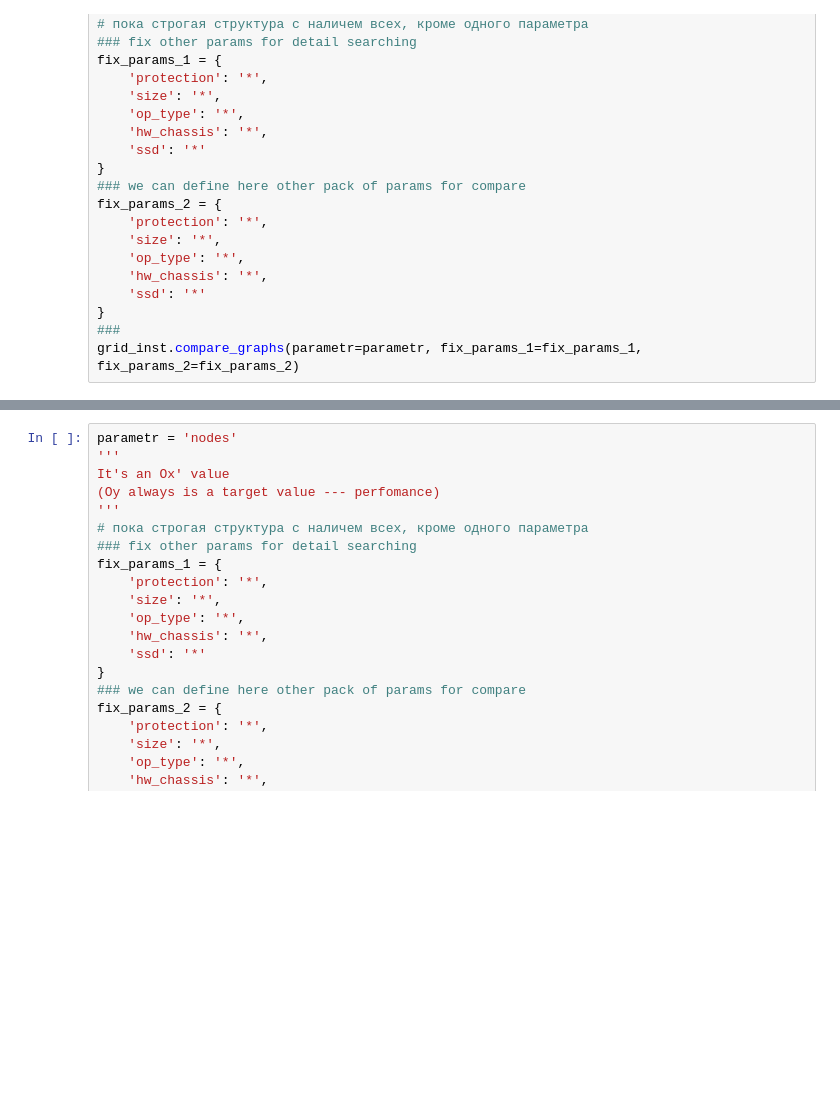
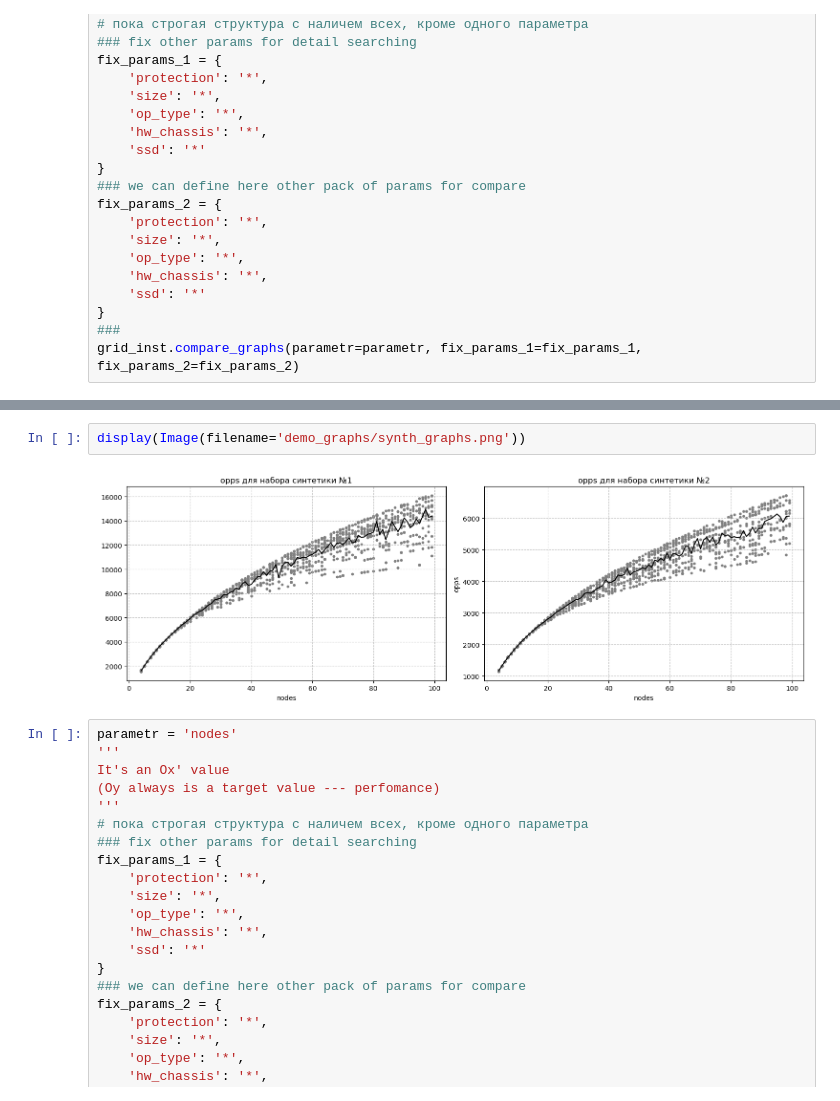
Before and after one commit to Sziringowski/SDS-modelling-demo, a Jupyter notebook: model.ipynb, the cells around one changed output, grey strips where cells are left out. Cells and saved outputs as stored; diff of their text form; blank space fills up the shorter version.

```diff
--- a/model.ipynb
+++ b/model.ipynb
@@ -101,3 +101,7 @@ grid_inst.compare_graphs(parametr=parametr, fix_params_1=fix_params_1, fix_param
+# %%
+display(Image(filename='demo_graphs/synth_graphs.png'))
+# %% [output]
+[figure, added]
 # %%
 parametr = 'nodes'
 '''
```
Also changed, not shown: parts of 10 cells of this notebook, 1 other file.
